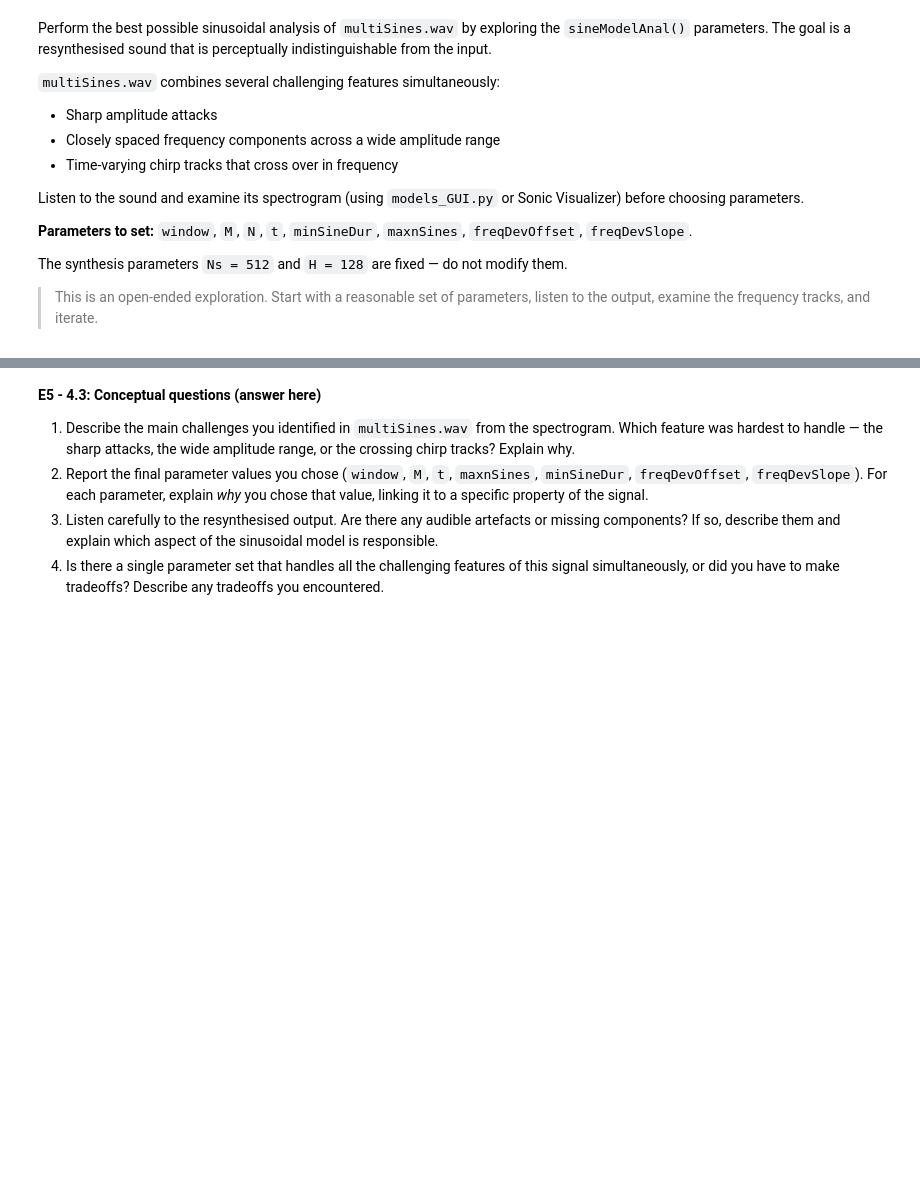
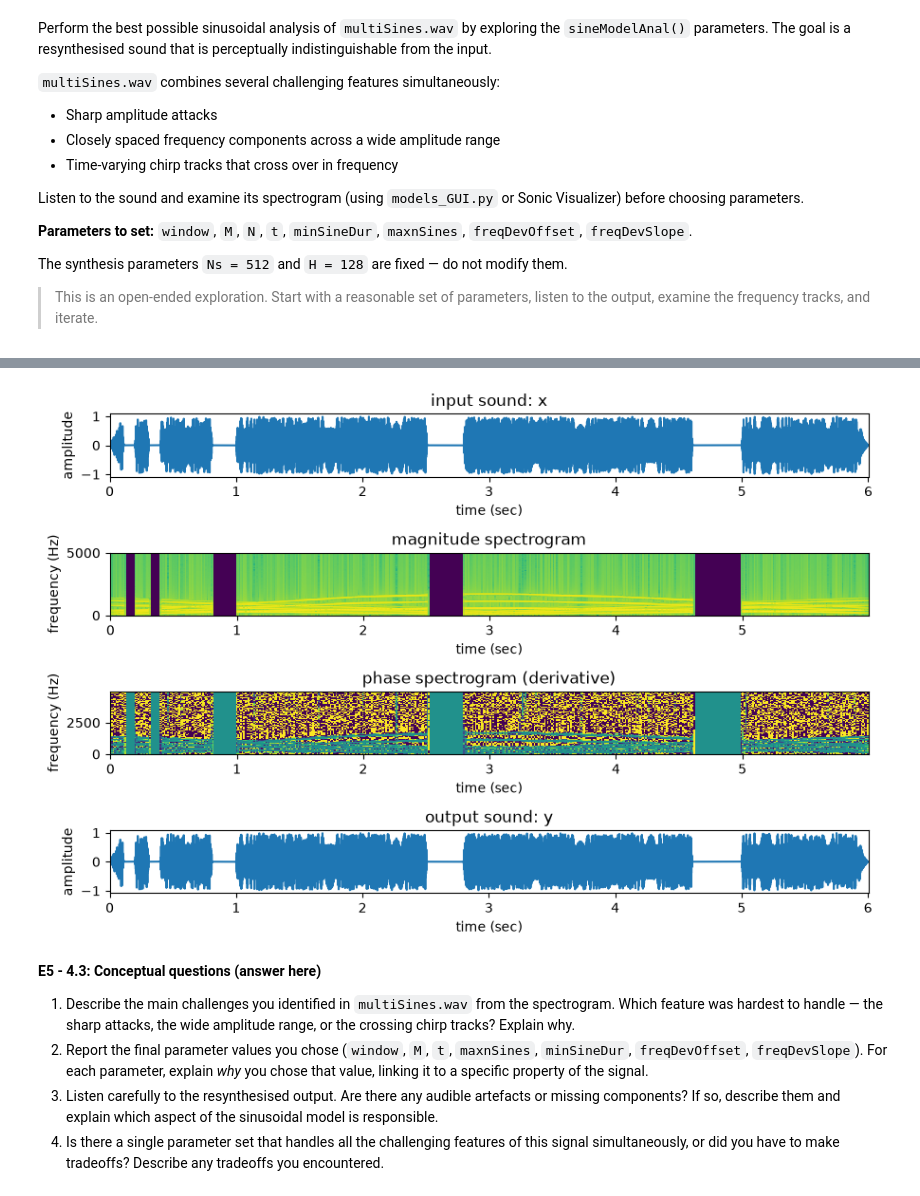
Before and after one commit to colas98/sms-tools-materials, a Jupyter notebook: exercises/E5-Sinusoidal-model.ipynb, the cells around one changed output, grey strips where cells are left out. Saved outputs shown, nothing was run; the diff lists cells and outputs as text; code cells hidden in the pictures; blank space fills up the shorter version.

```diff
--- a/exercises/E5-Sinusoidal-model.ipynb
+++ b/exercises/E5-Sinusoidal-model.ipynb
@@ -647,3 +859,16 @@ Listen to the sound and examine its spectrogram (using `models_GUI.py` or Sonic
 The synthesis parameters `Ns = 512` and `H = 128` are fixed — do not modify them.
 
 > This is an open-ended exploration. Start with a reasonable set of parameters, listen to the output, examine the frequency tracks, and iterate.
+# %%
+# E5 - 4.1: Listen to multiSines.wav and plot it with the STFT function of models_GUI (default GUI parameters)
+
+import sys
+sys.path.append('../interface-models')
+import stft_function
+
+input_file = '../sounds/multiSines.wav'
+fs, x = UF.wavread(input_file)
+
+ipd.display(ipd.Audio(data=x, rate=fs))
+stft_function.main(input_file, window='hamming', M=1024, N=1024, H=512)
+# %% [output]
@@ -650,3 +876,4 @@ The synthesis parameters `Ns = 512` and `H = 128` are fixed — do not modify th
+[figure, added]
 # %%
 # E5 - 4.1:
 # Set the analysis parameters of sineModelAnal() to perform the best analysis of multiSines.wav
```
Also changed, not shown: parts of 6 cells of this notebook.
